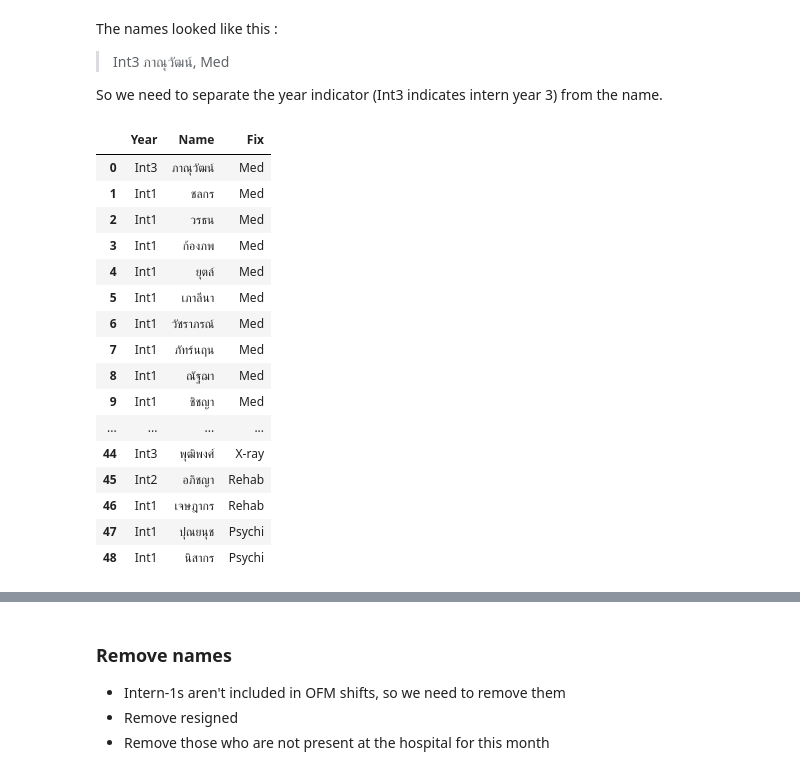
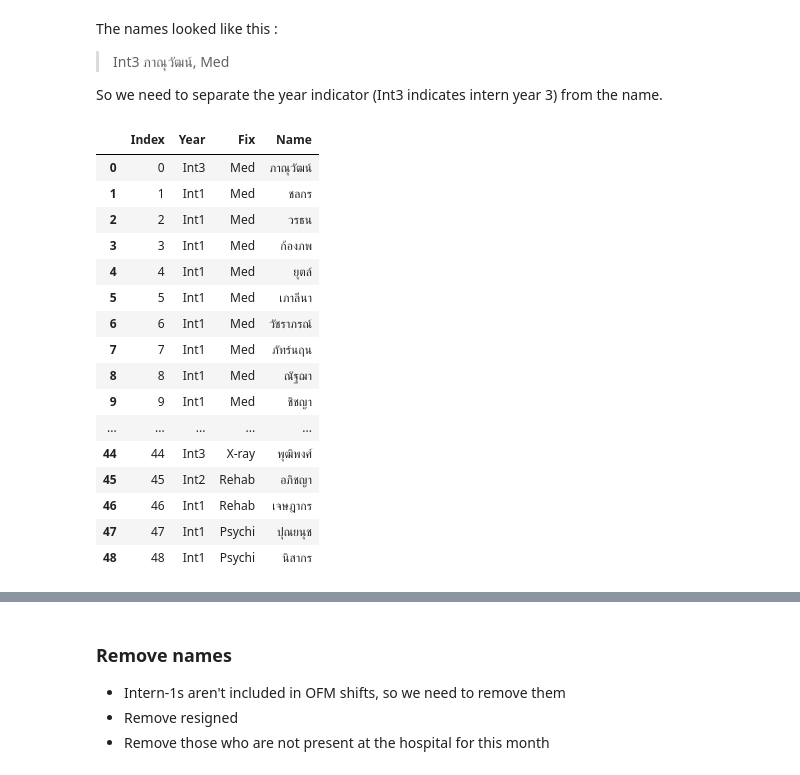
Before and after one commit to PwMarkLiu/Doctor-shift-rostering, a Jupyter notebook: OFM.ipynb, the cells around one changed output, grey strips where cells are left out. Cells and saved outputs as stored; diff of their text form; code cells hidden in the pictures.

```diff
--- a/OFM.ipynb
+++ b/OFM.ipynb
@@ -153,37 +153,38 @@ So we need to separate the year indicator (Int3 indicates intern year 3) from th
 # %%
 year_list = []
 name_list = []
-index_list = list(range(len(read_file)))
+index_list = list(range(len(data)))
 # splitting int from name
 for i in read_file.iloc[:,0]:
     year,name = i.split()
     name = name.replace(' ','')
     year_list.append(year)
     name_list.append(name)
 
 
 # create a pd with intern year as column and insert it back as first column in the main file (df)
-df = {'Year': year_list,
+df = {'Index': index_list,
+      'Year': year_list,
       'Name':name_list}
 df = pd.DataFrame(df)
 df.insert(2, 'Fix', data['Fix'], True)
 
 df
 # %% [output]
-|  | Year | Name | Fix |
-| 0 | Int3 | ภาณุวัฒน์ | Med |
-| 1 | Int1 | ชลกร | Med |
-| 2 | Int1 | วรธน | Med |
-| 3 | Int1 | ก้องภพ | Med |
-| 4 | Int1 | ยุตล์ | Med |
-| 5 | Int1 | เภาลีนา | Med |
-| 6 | Int1 | วัชราภรณ์ | Med |
-| 7 | Int1 | ภัทร์นฤน | Med |
-| 8 | Int1 | ณัฐฌา | Med |
-| 9 | Int1 | ชิชญา | Med |
-| ... | ... | ... | ... |
-| 44 | Int3 | พุฒิพงศ์ | X-ray |
-| 45 | Int2 | อภิชญา | Rehab |
-| 46 | Int1 | เจษฎากร | Rehab |
-| 47 | Int1 | ปุณยนุช | Psychi |
-| 48 | Int1 | นิสากร | Psychi |
+|  | Index | Year | Fix | Name |
+| 0 | 0 | Int3 | Med | ภาณุวัฒน์ |
+| 1 | 1 | Int1 | Med | ชลกร |
+| 2 | 2 | Int1 | Med | วรธน |
+| 3 | 3 | Int1 | Med | ก้องภพ |
+| 4 | 4 | Int1 | Med | ยุตล์ |
+| 5 | 5 | Int1 | Med | เภาลีนา |
+| 6 | 6 | Int1 | Med | วัชราภรณ์ |
+| 7 | 7 | Int1 | Med | ภัทร์นฤน |
+| 8 | 8 | Int1 | Med | ณัฐฌา |
+| 9 | 9 | Int1 | Med | ชิชญา |
+| ... | ... | ... | ... | ... |
+| 44 | 44 | Int3 | X-ray | พุฒิพงศ์ |
+| 45 | 45 | Int2 | Rehab | อภิชญา |
+| 46 | 46 | Int1 | Rehab | เจษฎากร |
+| 47 | 47 | Int1 | Psychi | ปุณยนุช |
+| 48 | 48 | Int1 | Psychi | นิสากร |
```
Also changed, not shown: parts of 11 cells of this notebook.
